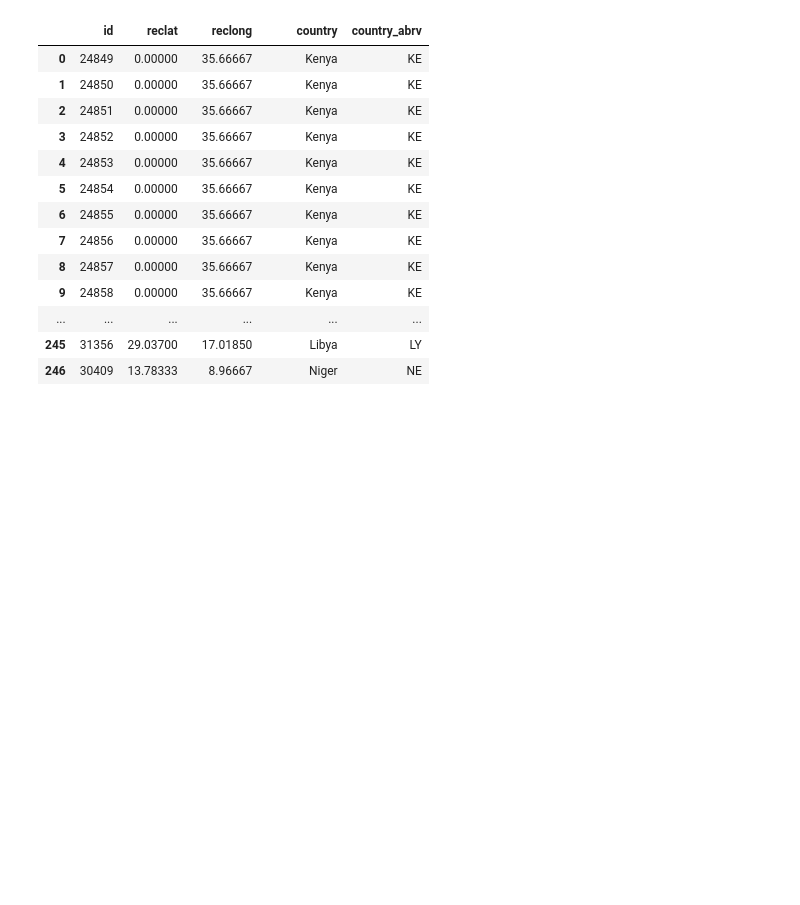
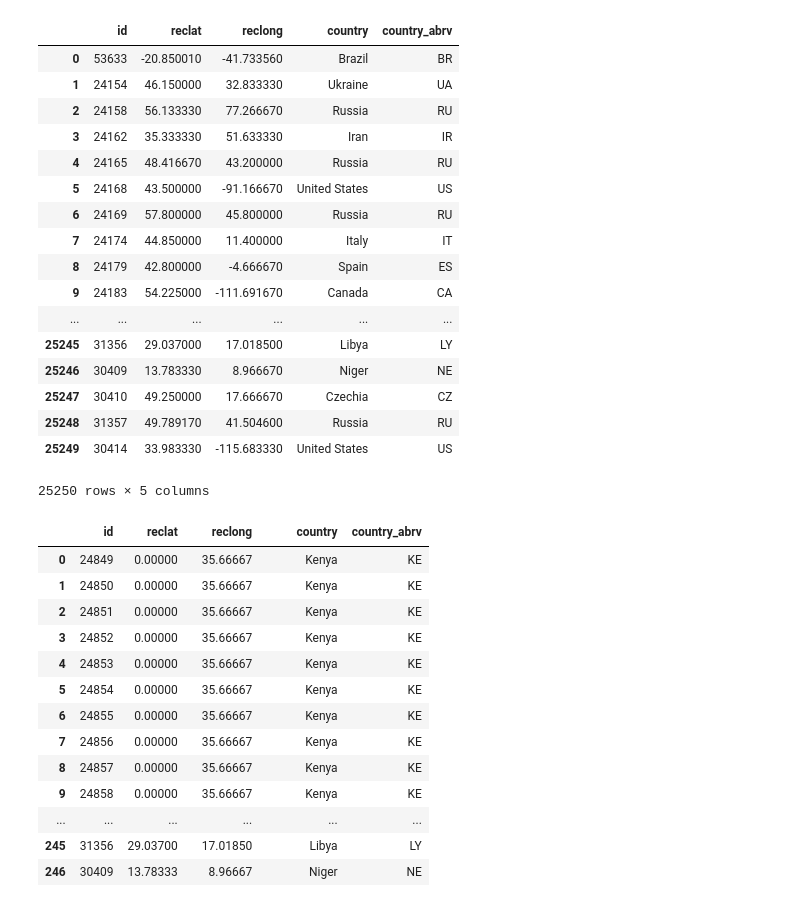
Before and after one commit to QED0711/nasa-meteorite-analysis, a Jupyter notebook: quinn-exploration-meteor.ipynb, the cells around one changed output. Saved outputs shown, nothing was run; the diff lists cells and outputs as text; code cells hidden in the pictures; blank space fills up the shorter version.

```diff
--- a/quinn-exploration-meteor.ipynb
+++ b/quinn-exploration-meteor.ipynb
@@ -11,6 +11,27 @@ for i in range(25):
 #     print(file, pd.read_csv(file).shape[0])
 # %%
 df.to_csv("countries_master.csv", index=False)
+# %%
+pd.read_csv('countries_master.csv')
+# %% [output]
+|  | id | reclat | reclong | country | country_abrv |
+| 0 | 53633 | -20.850010 | -41.733560 | Brazil | BR |
+| 1 | 24154 | 46.150000 | 32.833330 | Ukraine | UA |
+| 2 | 24158 | 56.133330 | 77.266670 | Russia | RU |
+| 3 | 24162 | 35.333330 | 51.633330 | Iran | IR |
+| 4 | 24165 | 48.416670 | 43.200000 | Russia | RU |
+| 5 | 24168 | 43.500000 | -91.166670 | United States | US |
+| 6 | 24169 | 57.800000 | 45.800000 | Russia | RU |
+| 7 | 24174 | 44.850000 | 11.400000 | Italy | IT |
+| 8 | 24179 | 42.800000 | -4.666670 | Spain | ES |
+| 9 | 24183 | 54.225000 | -111.691670 | Canada | CA |
+| ... | ... | ... | ... | ... | ... |
+| 25245 | 31356 | 29.037000 | 17.018500 | Libya | LY |
+| 25246 | 30409 | 13.783330 | 8.966670 | Niger | NE |
+| 25247 | 30410 | 49.250000 | 17.666670 | Czechia | CZ |
+| 25248 | 31357 | 49.789170 | 41.504600 | Russia | RU |
+| 25249 | 30414 | 33.983330 | -115.683330 | United States | US |
+25250 rows × 5 columns
 # %%
 pd.read_csv("countries/countries-24.csv")
 # %% [output]
```
Also changed, not shown: 2 other files.
